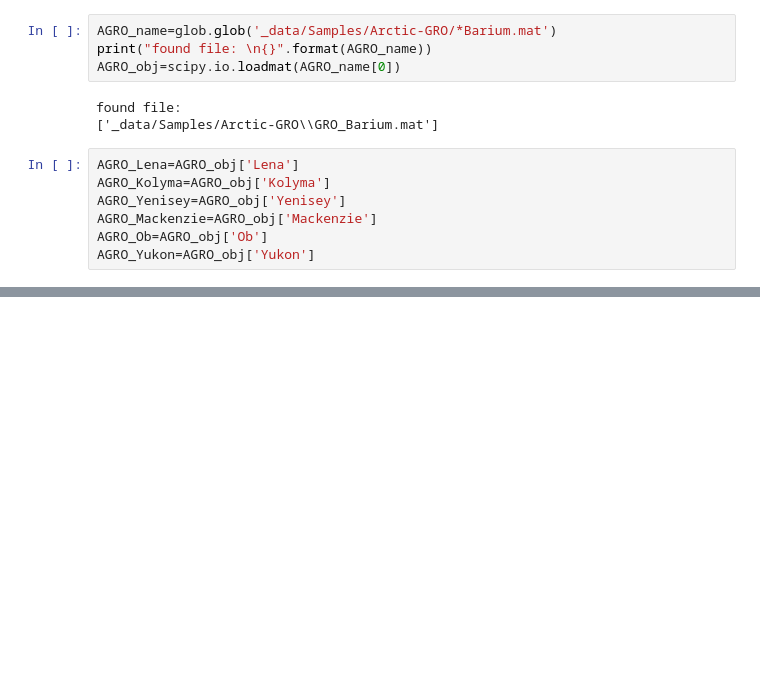
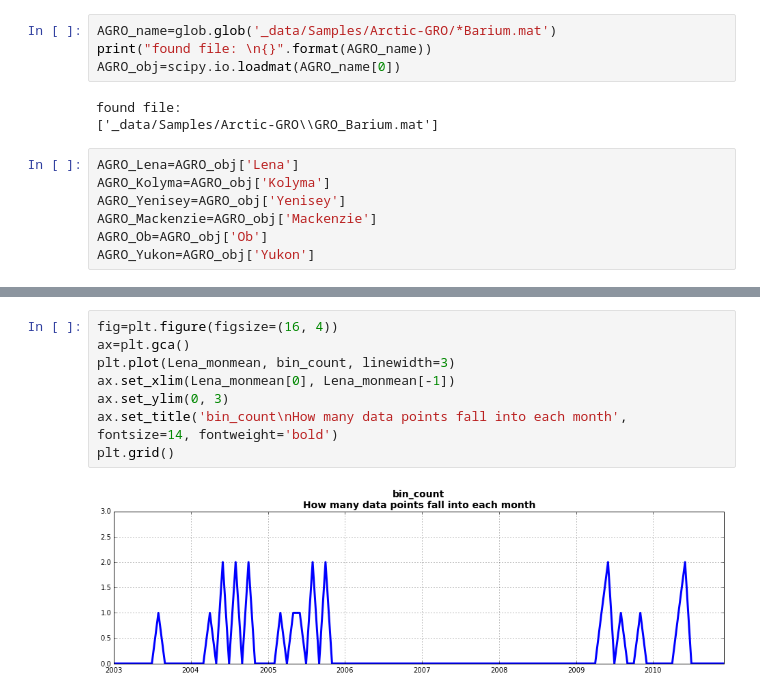
Before and after one commit to UBC-MOAD/analysis-kyle, a Jupyter notebook: notebooks/[River] Fluvial Barium & River Discharge Records.ipynb, the cells around one changed output, grey strips where cells are left out. Saved outputs shown, nothing was run; the diff lists cells and outputs as text; blank space fills up the shorter version.

```diff
--- a/notebooks/[River] Fluvial Barium & River Discharge Records.ipynb
+++ b/notebooks/[River] Fluvial Barium & River Discharge Records.ipynb
@@ -107,0 +180,10 @@ plt.plot(PARTNERS_Lena[:, 1])
+# %%
+fig=plt.figure(figsize=(16, 4))
+ax=plt.gca()
+plt.plot(Lena_monmean, bin_count, linewidth=3)
+ax.set_xlim(Lena_monmean[0], Lena_monmean[-1])
+ax.set_ylim(0, 3)
+ax.set_title('bin_count\nHow many data points fall into each month', fontsize=14, fontweight='bold')
+plt.grid()
+# %% [output]
+[figure, added]
```
Also changed, not shown: parts of 16 cells of this notebook.
